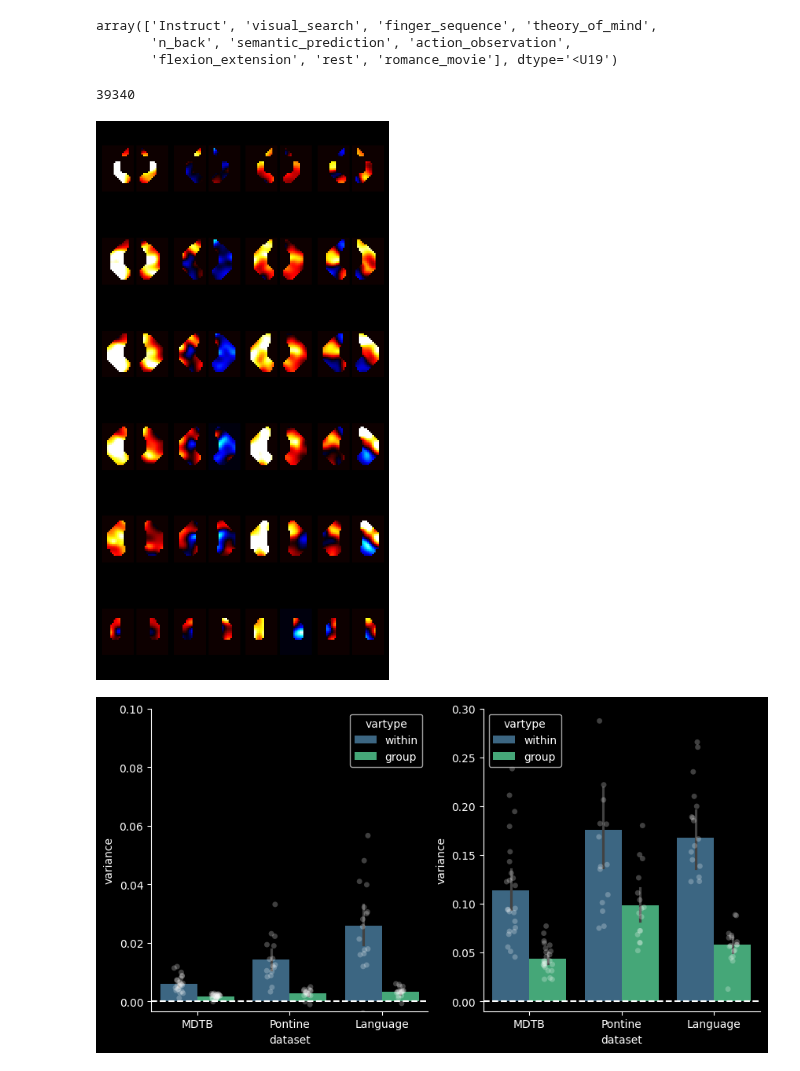
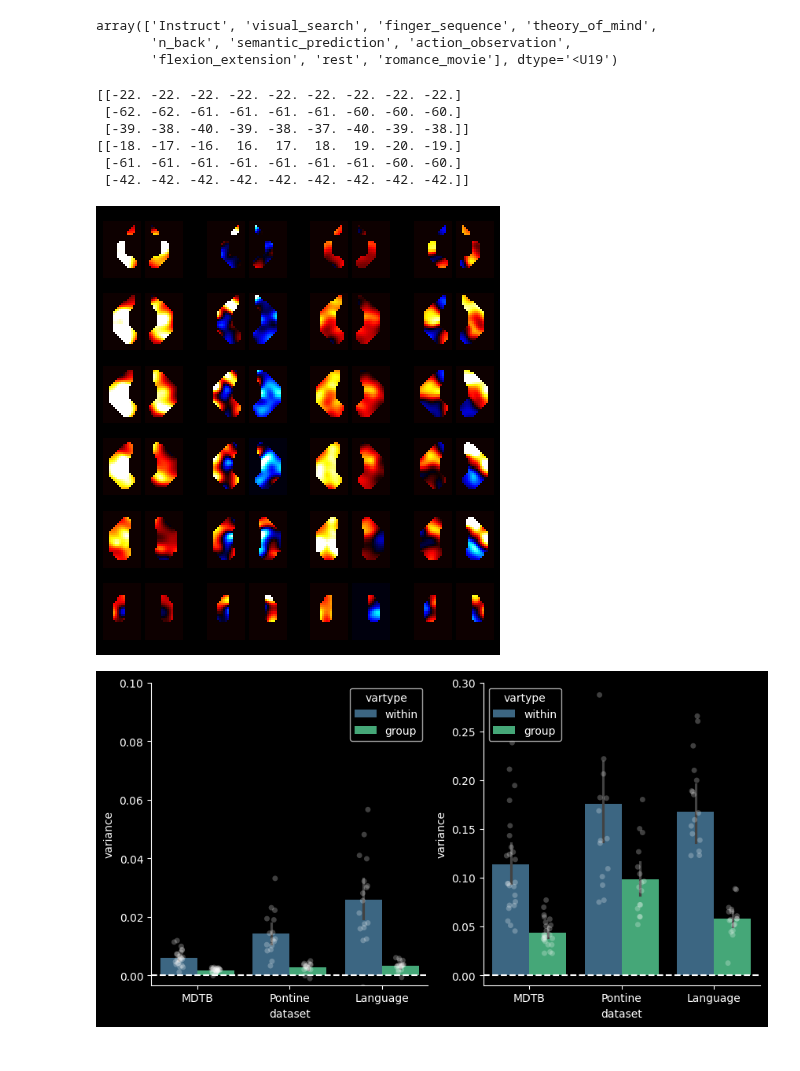
Before and after one commit to DiedrichsenLab/Pontine7T, a Jupyter notebook: notebooks/plots_contrastmaps_joern.ipynb, the cells around one changed output. Cells and saved outputs as stored; diff of their text form; code cells hidden in the pictures.

Commit message:
Plots

```diff
--- a/notebooks/plots_contrastmaps_joern.ipynb
+++ b/notebooks/plots_contrastmaps_joern.ipynb
@@ -26,25 +21,36 @@ array(['Instruct', 'visual_search', 'finger_sequence', 'theory_of_mind',
        'n_back', 'semantic_prediction', 'action_observation',
        'flexion_extension', 'rest', 'romance_movie'], dtype='<U19')
 # %%
+# The problem is that the order of coordinates in the Dentate1 atlas (functional fusion)
+# does not match the order of the coordinates in the dscalar file.
 coord1= at.world
 coord2 = nt.affine_transform_mat(A.header.get_axis(1).voxel.T,A.header.get_axis(1).affine)
+print(coord1[:,1:10])
+print(coord2[:,1:10])
+# %% [output]
+[[-22. -22. -22. -22. -22. -22. -22. -22. -22.]
+ [-62. -62. -61. -61. -61. -61. -60. -60. -60.]
+ [-39. -38. -40. -39. -38. -37. -40. -39. -38.]]
+[[-18. -17. -16.  16.  17.  18.  19. -20. -19.]
+ [-61. -61. -61. -61. -61. -61. -61. -60. -60.]
+ [-42. -42. -42. -42. -42. -42. -42. -42. -42.]]
-# %%
-(data2==0).sum()
-# %% [output]
-39340
+# %%
+# One way to solve this is to read the scalar file with the atlas
+data1 = at.read_data(f'{fig_dir}/cond_dentate_handedness_Tstat.dscalar.nii').T
+data2 = at.read_data(f'{fig_dir}/condavg_dentate_Tstat.dscalar.nii').T
 # %%
-fig = plt.figure(figsize=(6,12),facecolor='black')
-outer_grid = fig.add_gridspec(1,4,hspace=0,wspace=0.1)
-inner_grid = outer_grid[0].subgridspec(6,2,hspace=0.1,wspace=0.1)
-ax = fpl.plot_dentate(data2[2],gridspec = inner_grid,cscale=[-3,3])
-inner_grid = outer_grid[1].subgridspec(6,2,hspace=0.1,wspace=0.1)
-ax= fpl.plot_dentate(data1[0],gridspec = inner_grid,cscale=[-2,2])
-inner_grid = outer_grid[2].subgridspec(6,2,hspace=0.1,wspace=0.1)
-ax= fpl.plot_dentate(data2[7],gridspec = inner_grid,cscale=[-3,3])
-inner_grid = outer_grid[3].subgridspec(6,2,hspace=0.1,wspace=0.1)
-ax= fpl.plot_dentate(data2[4],gridspec = inner_grid,cscale=[-3,3])
+fig = plt.figure(figsize=(7,8),facecolor='black')
+outer_grid = fig.add_gridspec(1,4,hspace=0,wspace=0.3)
+inner_grid = outer_grid[0].subgridspec(6,2,hspace=0.0,wspace=0.1)
+ax = fpl.plot_dentate(data2[2],gridspec = inner_grid,cscale=[-3,3]) # Finger movements
+inner_grid = outer_grid[1].subgridspec(6,2,hspace=0.0,wspace=0.1)
+ax= fpl.plot_dentate(data1[0],gridspec = inner_grid,cscale=[-2,2]) # L>R
+inner_grid = outer_grid[2].subgridspec(6,2,hspace=0.0,wspace=0.1)
+ax= fpl.plot_dentate(data2[7],gridspec = inner_grid,cscale=[-4,4])  # Foot Movement
+inner_grid = outer_grid[3].subgridspec(6,2,hspace=0.0,wspace=0.1)
+ax= fpl.plot_dentate(data2[4],gridspec = inner_grid,cscale=[-3,3]) # Theory of Mind
 # %% [output]
-[figure, old version]
+[figure, new version]
 # %%
 pal = [[1,1,1],[1,1,1]]
 plt.figure(figsize=(10,5))
```
Also changed, not shown: parts of 1 cell of this notebook.
